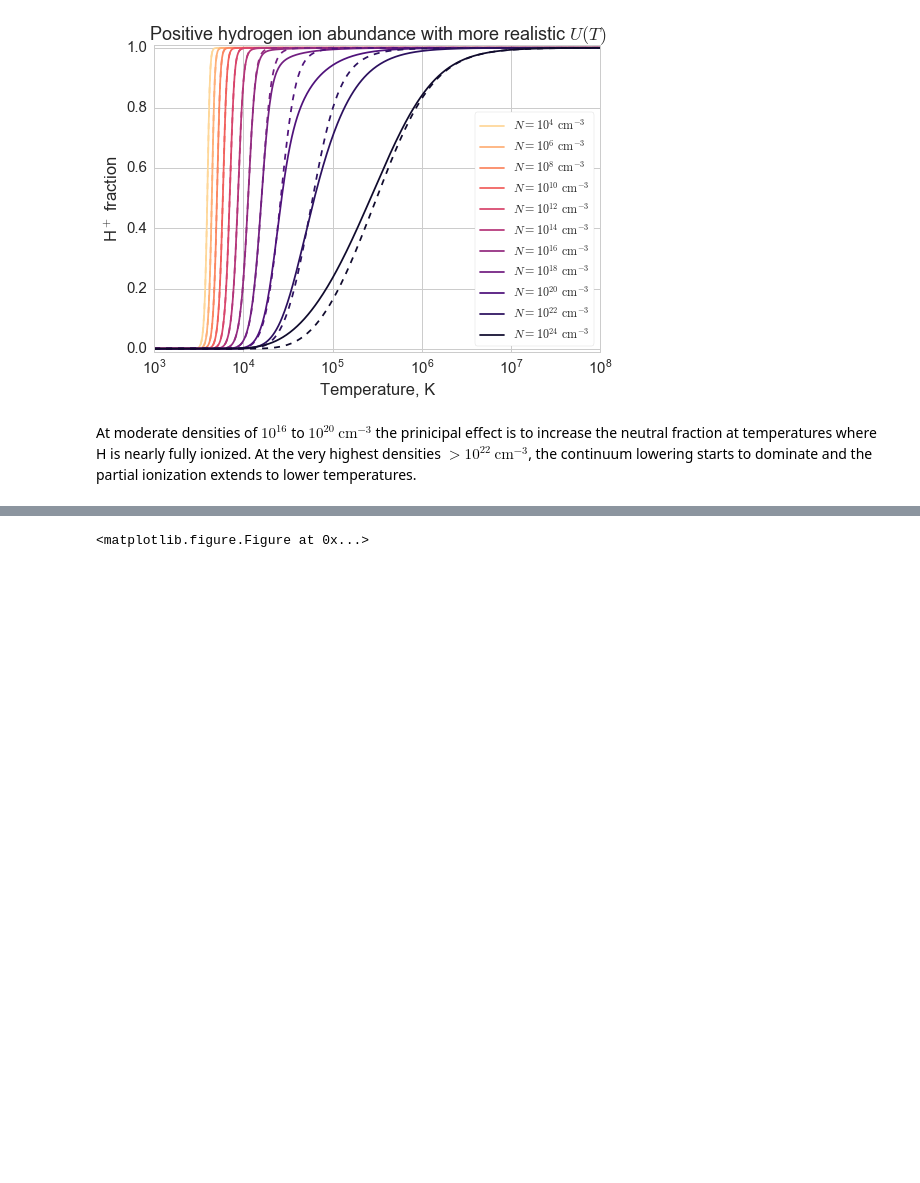
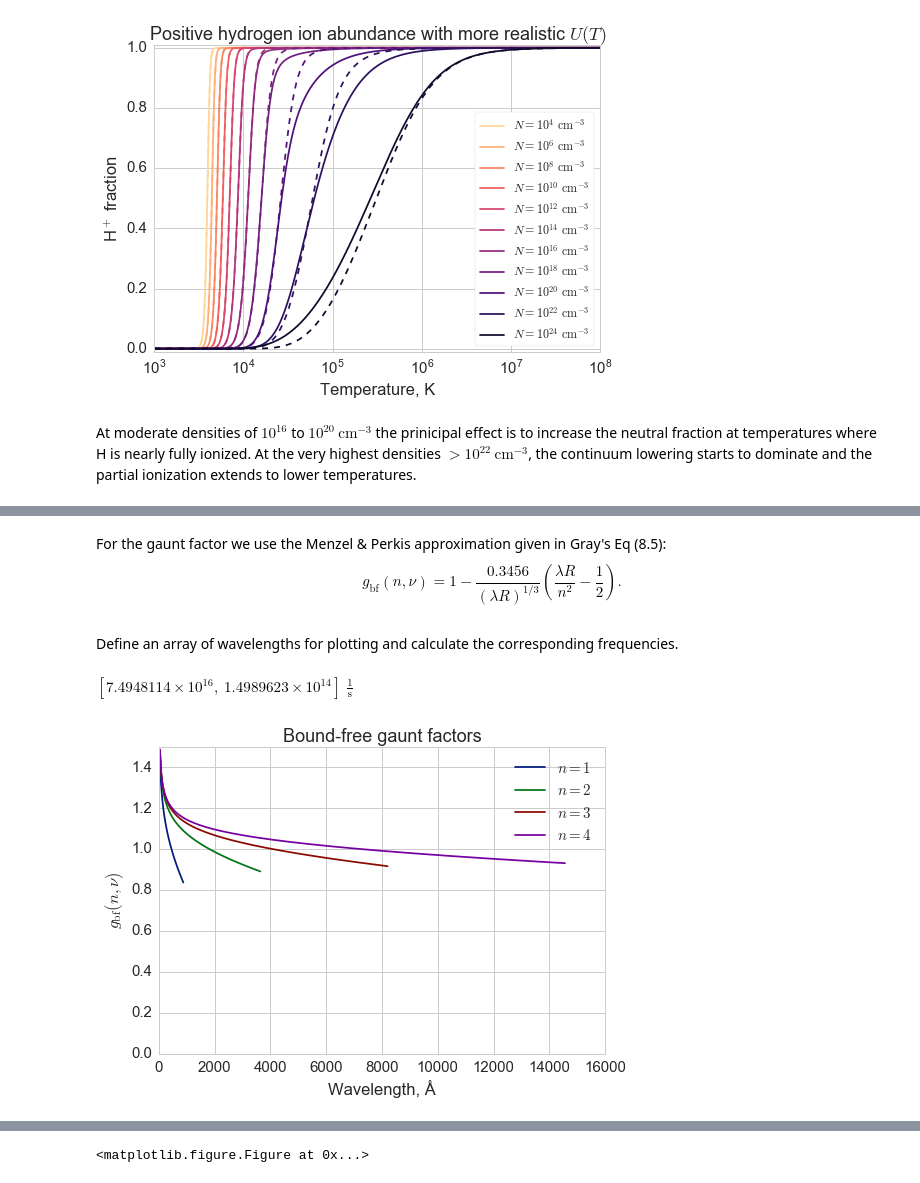
Before and after one commit to deprecated/lte-opacities, a Jupyter notebook: LTE Opacity.ipynb, the cells around one changed output, grey strips where cells are left out. Drawn from its saved outputs; the diff is of its cells as text; code cells hidden in the pictures; blank space fills up the shorter version.

```diff
--- a/LTE Opacity.ipynb
+++ b/LTE Opacity.ipynb
@@ -317,0 +346,34 @@ import lteopacity
+# %% [markdown]
+For the gaunt factor we use the Menzel & Perkis approximation given in Gray's Eq (8.5):
+$$
+g_\mathrm{bf}(n, \nu) = 1 - \frac{0.3456}{(\lambda R)^{1/3}}
+\left( \frac{\lambda R}{n^2} - \frac{1}{2}\right) .
+$$
+# %%
+def gaunt_H0_boundfree(n, nu):
+  """
+  Factor Gaunt para fotoionización de nivel `n` de H0 a frecuencia `nu` Hz
+  """
+  lambda_R = RYDBERG/(PLANCK*nu)
+  return 1.0 - 0.3456*(lambda_R/n**2 - 0.5)/lambda_R**(1./3.)
+# %% [markdown]
+Define an array of wavelengths for plotting and calculate the corresponding frequencies.
+# %%
+wavs = np.linspace(40.0, 20000.0, 500)*u.AA
+freqs = (light_speed/wavs).cgs
+freqs[[0, -1]]
+# %% [output]
+$[7.4948114 \times 10^{16},~1.4989623 \times 10^{14}] \; \mathrm{\frac{1}{s}}$
+# %%
+fig, ax = plt.subplots(1, 1)
+for n in range(1, 5):
+  m = h*freqs >= 1.0*u.Ry/n**2
+  ax.plot(wavs[m], gaunt_H0_boundfree(n, freqs.value[m]),
+         label=r'$n = {}$'.format(n))
+ax.set_ylim(0.0, None)
+ax.legend()
+ax.set_xlabel(r'Wavelength, Å')
+ax.set_ylabel(r'$g_\mathrm{bf}(n, \nu)$')
+ax.set_title('Bound-free gaunt factors');
+# %% [output]
+[figure, added]
```
Also changed, not shown: parts of 20 cells of this notebook, 4 other files.
